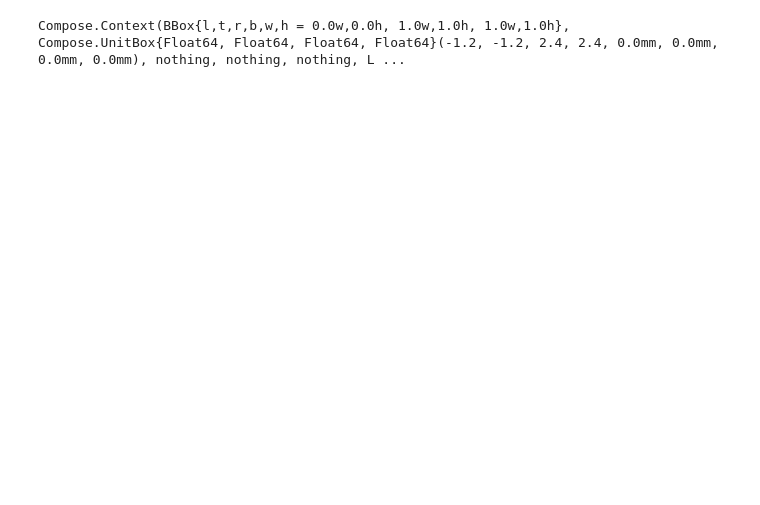
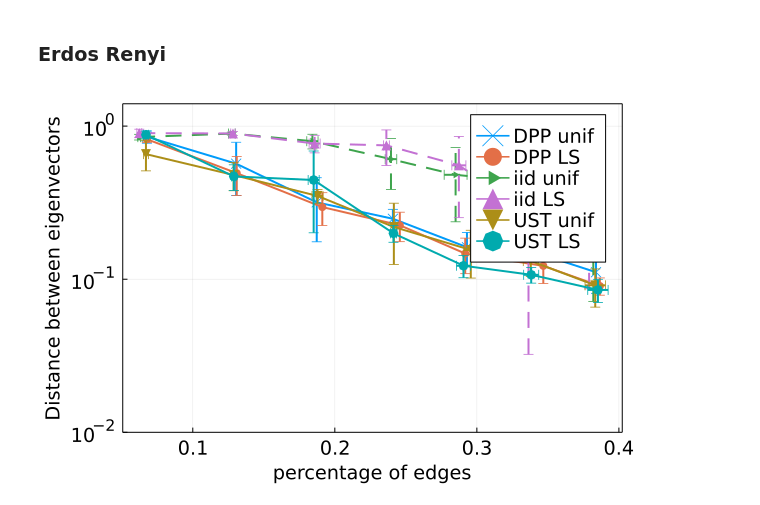
Before and after one commit to For-a-few-DPPs-more/MagneticLaplacianSparsifier.jl, a Jupyter notebook: notebooks/syncrank.ipynb, the cells around one changed output. Cells and saved outputs as stored; diff of their text form; code cells hidden in the pictures; blank space fills up the shorter version.

```diff
--- a/notebooks/syncrank.ipynb
+++ b/notebooks/syncrank.ipynb
@@ -4,35 +4,38 @@ using Graphs, MetaGraphs, Random, IterTools, LinearAlgebra, GraphPlot, Arpack, P
 using Statistics
 using Measures
 using StatsBase
+# %% [markdown]
+### Erdos Renyi
 # %%
 rng = Random.default_rng();
 
 # graph parameters
-# n = 100
-# p = 0.9
-# eta = 0.2
+n = 100
+p = 0.9
+eta = 0.4
 
-# # planted ranking score
-# planted_score = randperm(rng,n)
+scaling = 1
+# planted ranking score
+planted_score = randperm(rng,n)
 
-# # graph model
-# type = "MUN"
+# graph model
+type = "ERO"
 
-# if type=="MUN"
-#     meta_g = gen_graph_mun(rng, n, p, eta;planted_score)
-# elseif type=="ERO"
-#     meta_g = gen_graph_ero(rng, n, p, eta;planted_score)
-# end
+if type=="MUN"
+    meta_g = gen_graph_mun(rng, n, p, eta;planted_score,scaling)
+elseif type=="ERO"
+    meta_g = gen_graph_ero(rng, n, p, eta;planted_score,scaling)
+end
 
-# planted ranking score
-n = 100
+# number of batches and MC runs
+n_batch = 7;
+n_rep = 5; #paper 50
 
-planted_score = randperm(rng,n)
-eta = 0.5
-noise = 0.6
-p_in = 0.8
-p_out = 0.1
-meta_g = ero_mun_sbm(rng,n,p_in,p_out,eta,noise;planted_score)
-gplot(meta_g)
+D_all = benchmark_syncrank(meta_g,planted_score, n_batch, n_rep, rng);
-# %% [output]
-Compose.Context(BBox{l,t,r,b,w,h = 0.0w,0.0h, 1.0w,1.0h, 1.0w,1.0h}, Compose.UnitBox{Float64, Float64, Float64, Float64}(-1.2, -1.2, 2.4, 2.4, 0.0mm, 0.0mm, 0.0mm, 0.0mm), nothing, nothing, nothing, L ...
+# %%
+metric= "err" #"spear" #"tau" #"err"
+y_limits = (1e-2, 1.4)
+legendposition=:topright
+plot_comparison(metric,D_all,y_limits;legendposition)
+# %% [output]
+[figure, added]
```
Also changed, not shown: parts of 15 cells of this notebook.
